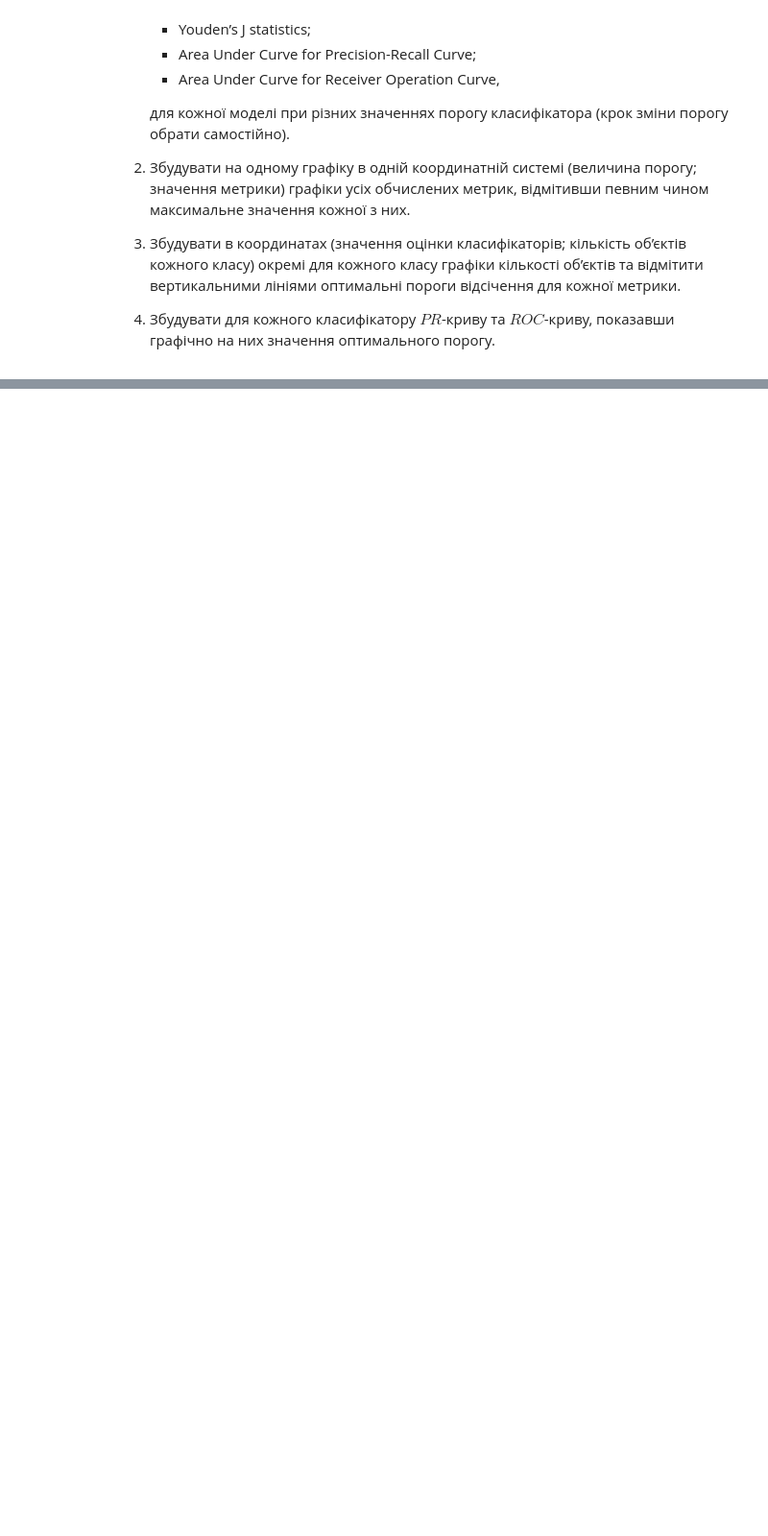
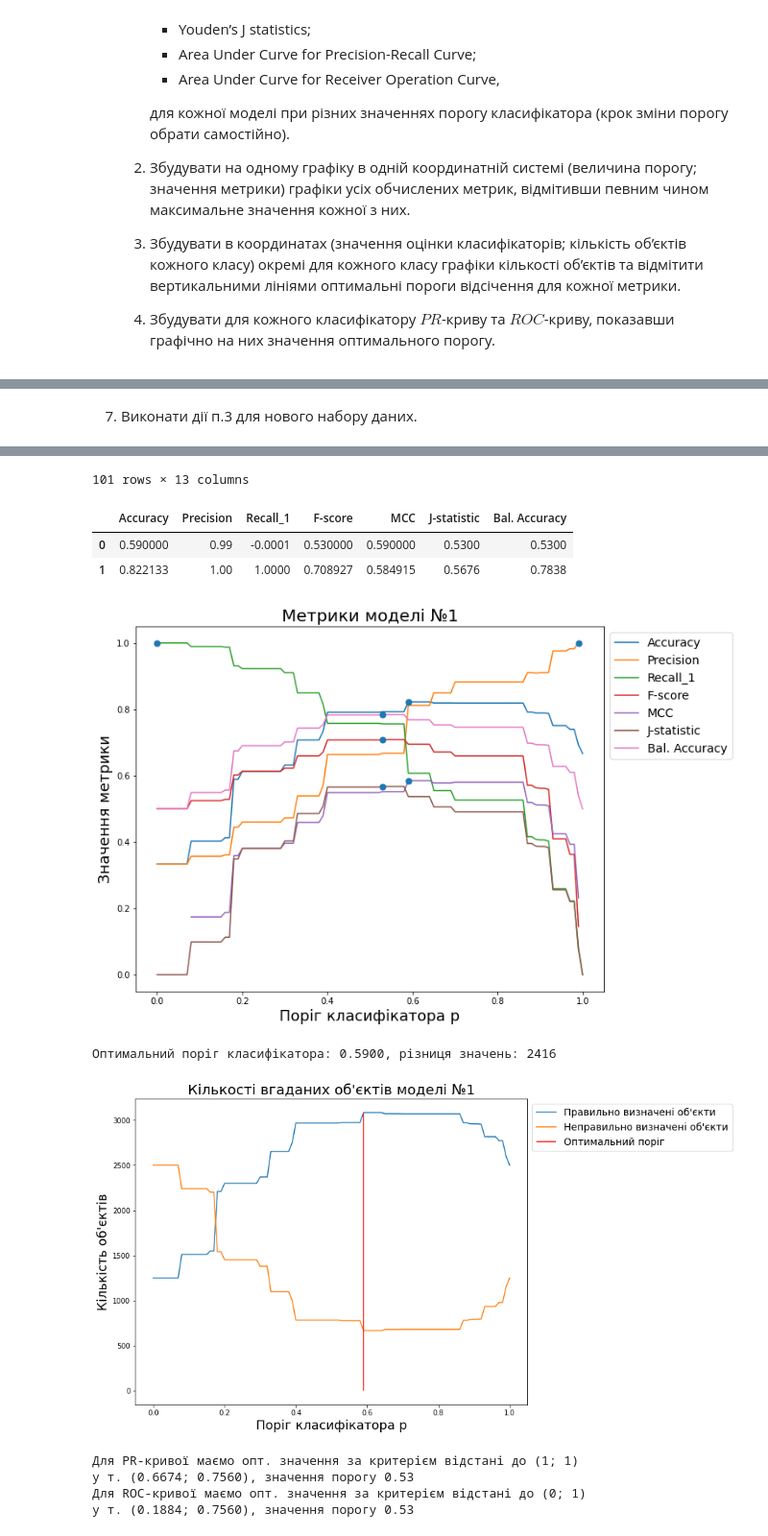
Before and after one commit to Pixel-Tony/ml-lab-2, a Jupyter notebook: main.ipynb, the cells around one changed output, grey strips where cells are left out. Shown at 96% size. Drawn from its saved outputs; the diff is of its cells as text; code cells hidden in the pictures; blank space fills up the shorter version.

```diff
--- a/main.ipynb
+++ b/main.ipynb
@@ -132,0 +310,8 @@ pass
+# %%
+DATE = '09-05'
+K = int(DATE[:2]) % 9
+
+sample = df[df['GT'] == 1].sample(frac=(50 + 5*K)/100)
+print(f"К-сть видалених об'єктів класу 1: {(50 + 5*K)/100:.1%}")
+df2 = df.drop(index=sample.index)
+print(df2['GT'].value_counts())
@@ -132,0 +324,9 @@ pass
+# %% [markdown]
+7. Виконати дії п.3 для нового набору даних.
+# %%
+plotter1 = Plotter(df2['GT'], df2['Model_1_1'])
+plotter1.build_metrics(thresholds)
+plotter1.visualize_metrics('Метрики моделі №1', labels)
+plotter1.visualize_optimal_threshold("Кількості вгаданих об'єктів моделі №1")
+plotter1.visualize_prc_roc()
+# %% [output]
@@ -132,0 +345,11 @@ pass
+101 rows × 13 columns
+|  | Accuracy | Precision | Recall_1 | F-score | MCC | J-statistic | Bal. Accuracy |
+| 0 | 0.590000 | 0.99 | -0.0001 | 0.530000 | 0.590000 | 0.5300 | 0.5300 |
+| 1 | 0.822133 | 1.00 | 1.0000 | 0.708927 | 0.584915 | 0.5676 | 0.7838 |
+[figure, added]
+Оптимальний поріг класифікатора: 0.5900, різниця значень: 2416
+[figure, added]
+Для PR-кривої маємо опт. значення за критерієм відстані до (1; 1)
+у т. (0.6674; 0.7560), значення порогу 0.53
+Для ROC-кривої маємо опт. значення за критерієм відстані до (0; 1)
+у т. (0.1884; 0.7560), значення порогу 0.53
```
Also changed, not shown: parts of 12 cells of this notebook.
